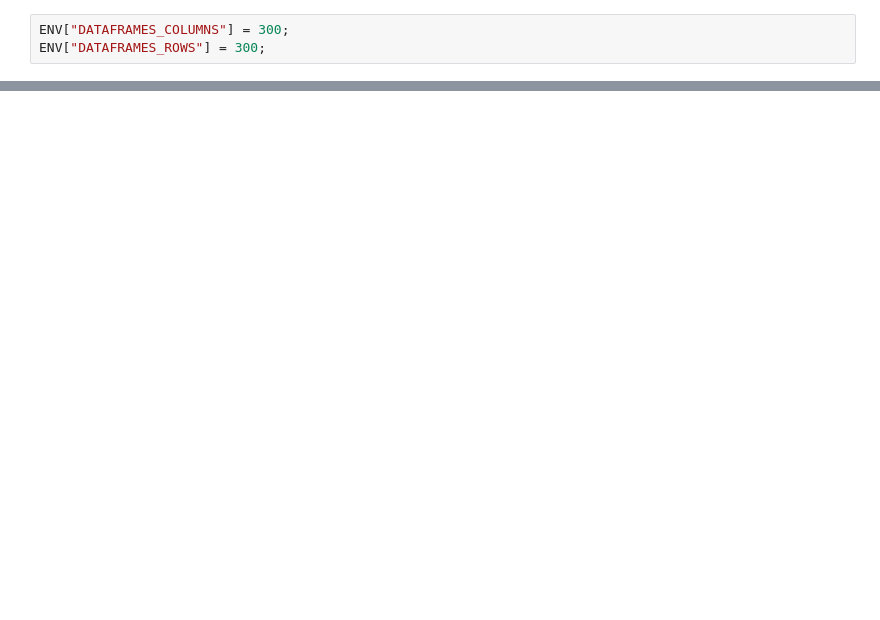
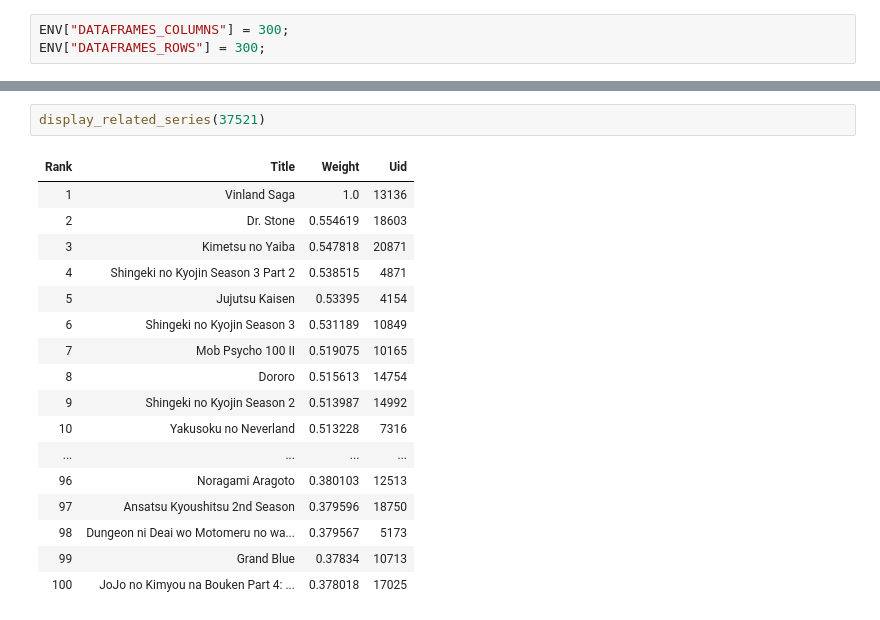
Before and after one commit to Fro116/RecommenderSystem, a Jupyter notebook: notebooks/RecEgress/ItemSimilarity.ipynb, the cells around one changed output, grey strips where cells are left out. Drawn from its saved outputs; the diff is of its cells as text; blank space fills up the shorter version.

```diff
--- a/notebooks/RecEgress/ItemSimilarity.ipynb
+++ b/notebooks/RecEgress/ItemSimilarity.ipynb
@@ -69,0 +110,20 @@ display_related_series(721)
+# %%
+display_related_series(37521)
+# %% [output]
+| Rank | Title | Weight | Uid |
+| 1 | Vinland Saga | 1.0 | 13136 |
+| 2 | Dr. Stone | 0.554619 | 18603 |
+| 3 | Kimetsu no Yaiba | 0.547818 | 20871 |
+| 4 | Shingeki no Kyojin Season 3 Part 2 | 0.538515 | 4871 |
+| 5 | Jujutsu Kaisen | 0.53395 | 4154 |
+| 6 | Shingeki no Kyojin Season 3 | 0.531189 | 10849 |
+| 7 | Mob Psycho 100 II | 0.519075 | 10165 |
+| 8 | Dororo | 0.515613 | 14754 |
+| 9 | Shingeki no Kyojin Season 2 | 0.513987 | 14992 |
+| 10 | Yakusoku no Neverland | 0.513228 | 7316 |
+| ... | ... | ... | ... |
+| 96 | Noragami Aragoto | 0.380103 | 12513 |
+| 97 | Ansatsu Kyoushitsu 2nd Season | 0.379596 | 18750 |
+| 98 | Dungeon ni Deai wo Motomeru no wa... | 0.379567 | 5173 |
+| 99 | Grand Blue | 0.37834 | 10713 |
+| 100 | JoJo no Kimyou na Bouken Part 4: ... | 0.378018 | 17025 |
```
Also changed, not shown: parts of 15 cells of this notebook, 4 other files.
